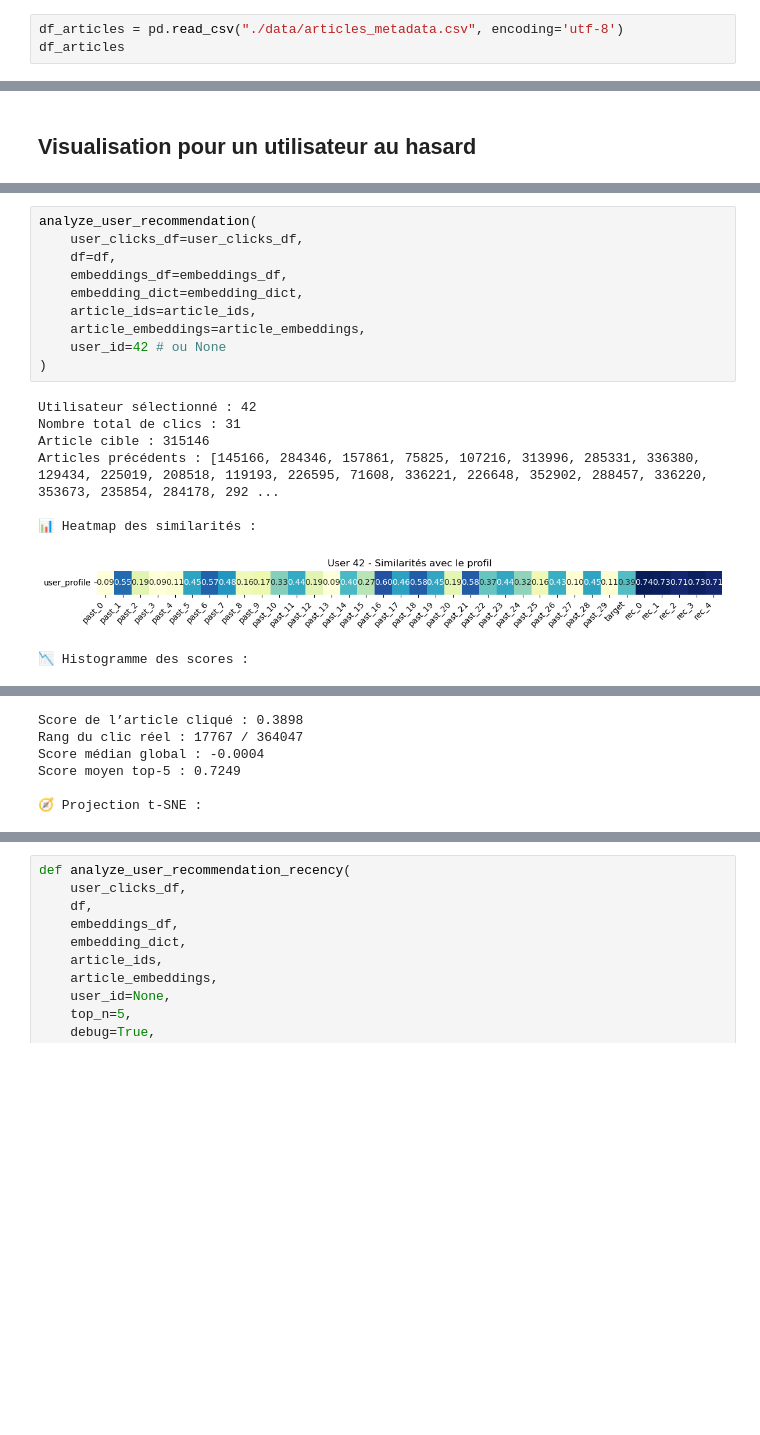
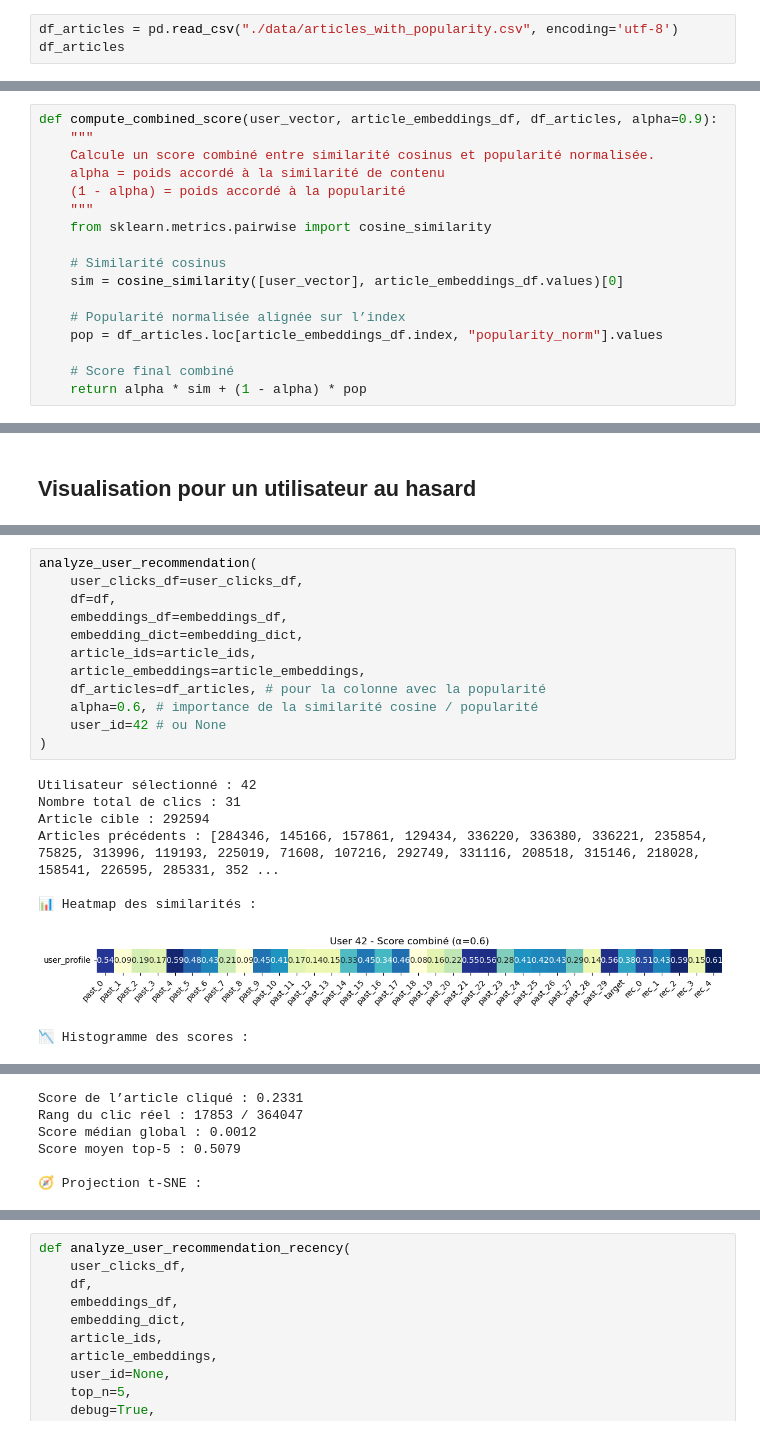
Before and after one commit to cecile-aie/oc_aie_p10, a Jupyter notebook: content_based_modelisation.ipynb, the cells around one changed output, grey strips where cells are left out. Cells and saved outputs as stored; diff of their text form; blank space fills up the shorter version.

```diff
--- a/content_based_modelisation.ipynb
+++ b/content_based_modelisation.ipynb
@@ -60,6 +60,6 @@ user_clicks_df.head()
 # %% [markdown]
 ## Liste des articles
 # %%
-df_articles = pd.read_csv("./data/articles_metadata.csv", encoding='utf-8')
+df_articles = pd.read_csv("./data/articles_with_popularity.csv", encoding='utf-8')
 df_articles
 # %% [output]
@@ -453,3 +457,20 @@ predict_random_target_weighted(user_id=42, df=df, embedding_dict=embedding_dict,
+# %%
+def compute_combined_score(user_vector, article_embeddings_df, df_articles, alpha=0.9):
+    """
+    Calcule un score combiné entre similarité cosinus et popularité normalisée.
+    alpha = poids accordé à la similarité de contenu
+    (1 - alpha) = poids accordé à la popularité
+    """
+    from sklearn.metrics.pairwise import cosine_similarity
+
+    # Similarité cosinus
+    sim = cosine_similarity([user_vector], article_embeddings_df.values)[0]
+
+    # Popularité normalisée alignée sur l’index
+    pop = df_articles.loc[article_embeddings_df.index, "popularity_norm"].values
+
+    # Score final combiné
+    return alpha * sim + (1 - alpha) * pop
 # %% [markdown]
 # ✨ Visualisation à partir d'exemples
 # %% [markdown]
@@ -1030,19 +1164,21 @@ def analyze_user_recommendation(
 # %%
 analyze_user_recommendation(
     user_clicks_df=user_clicks_df,
     df=df,
     embeddings_df=embeddings_df,
     embedding_dict=embedding_dict,
     article_ids=article_ids,
     article_embeddings=article_embeddings,
+    df_articles=df_articles, # pour la colonne avec la popularité
+    alpha=0.6, # importance de la similarité cosine / popularité
     user_id=42 # ou None
 )
 # %% [output]
 Utilisateur sélectionné : 42
 Nombre total de clics : 31
-Article cible : 315146
-Articles précédents : [145166, 284346, 157861, 75825, 107216, 313996, 285331, 336380, 129434, 225019, 208518, 119193, 226595, 71608, 336221, 226648, 352902, 288457, 336220, 353673, 235854, 284178, 292 ...
+Article cible : 292594
+Articles précédents : [284346, 145166, 157861, 129434, 336220, 336380, 336221, 235854, 75825, 313996, 119193, 225019, 71608, 107216, 292749, 331116, 208518, 315146, 218028, 158541, 226595, 285331, 352 ...
 
 📊 Heatmap des similarités :
-[figure, old version]
+[figure, new version]
 📉 Histogramme des scores :
@@ -1050,6 +1186,6 @@ Articles précédents : [145166, 284346, 157861, 75825, 107216, 313996, 285331,
-Score de l’article cliqué : 0.3898
-Rang du clic réel : 17767 / 364047
-Score médian global : -0.0004
-Score moyen top-5 : 0.7249
+Score de l’article cliqué : 0.2331
+Rang du clic réel : 17853 / 364047
+Score médian global : 0.0012
+Score moyen top-5 : 0.5079
 
 🧭 Projection t-SNE :
```
Also changed, not shown: parts of 33 cells of this notebook, 2 other files.
